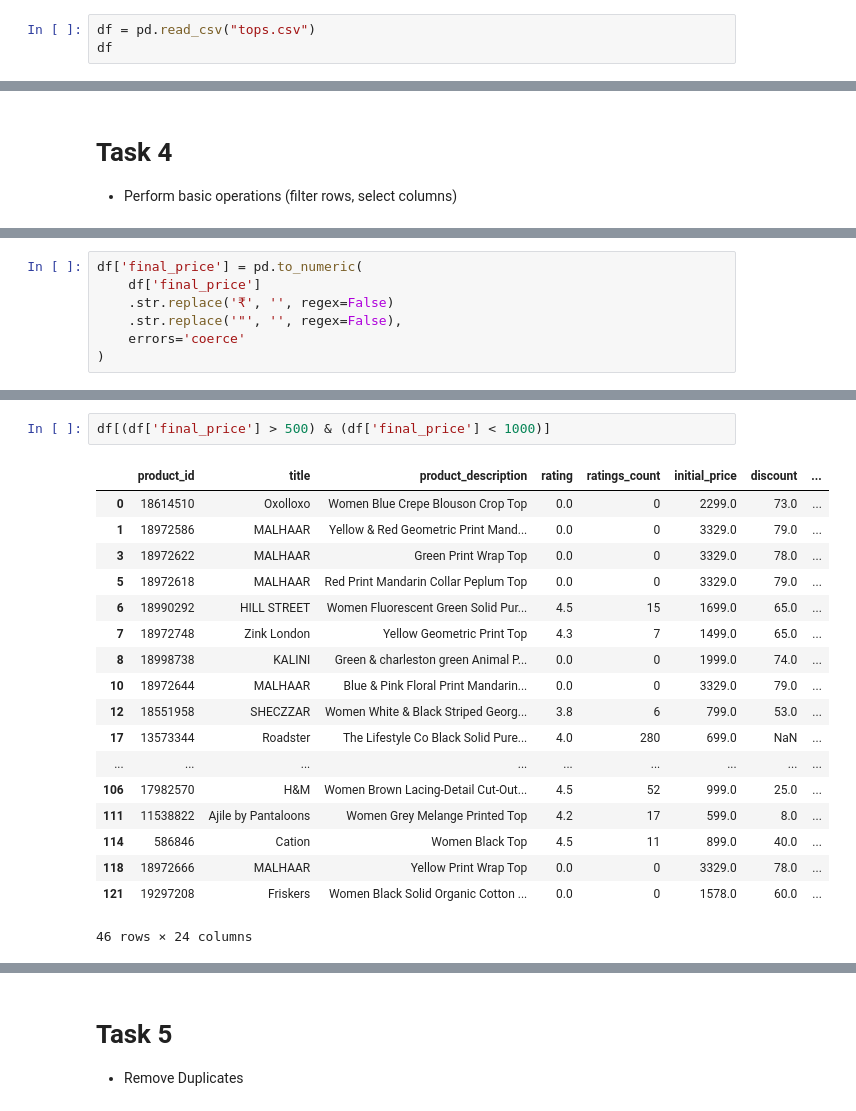
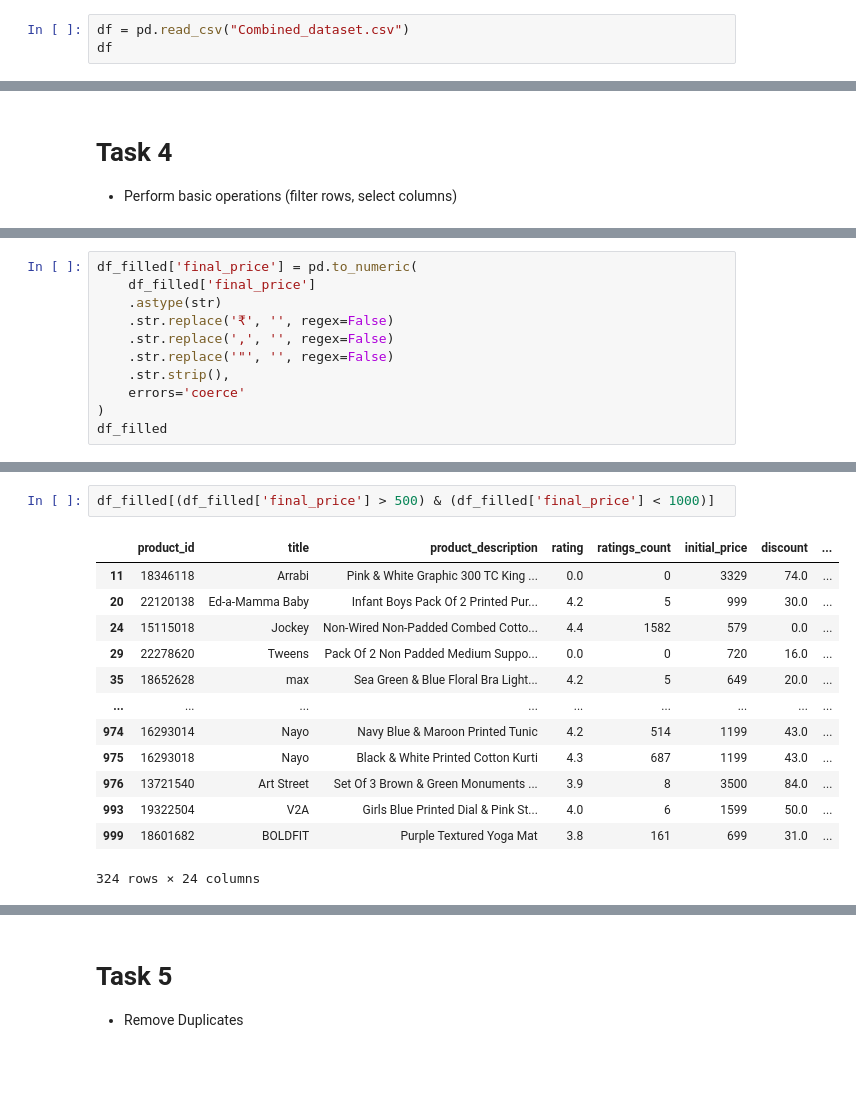
Before and after one commit to sachdevakinshu/Celebal-Assignments, a Jupyter notebook: Week 1 Assignment/Assignment1.ipynb, the cells around one changed output, grey strips where cells are left out. Drawn from its saved outputs; the diff is of its cells as text; blank space fills up the shorter version.

Commit message:
Changed Dataset and improved code

```diff
--- a/Week 1 Assignment/Assignment1.ipynb
+++ b/Week 1 Assignment/Assignment1.ipynb
@@ -4,7 +4,7 @@ import pandas as pd
 # Task1
 * Load a CSV dataset into a Pandas DataFrame.
 # %%
-df = pd.read_csv("tops.csv")
+df = pd.read_csv("Combined_dataset.csv")
 df
 # %% [output]
 |  | product_id | title | product_description | rating | ratings_count | initial_price | discount | ... |
@@ -286,7 +300,11 @@ df
 # %%
-df['final_price'] = pd.to_numeric(
-    df['final_price']
+df_filled['final_price'] = pd.to_numeric(
+    df_filled['final_price']
+    .astype(str)
     .str.replace('₹', '', regex=False)
-    .str.replace('"', '', regex=False),
+    .str.replace(',', '', regex=False)
+    .str.replace('"', '', regex=False)
+    .str.strip(),
     errors='coerce'
 )
+df_filled
@@ -293,22 +345,17 @@ df['final_price'] = pd.to_numeric(
 # %%
-df[(df['final_price'] > 500) & (df['final_price'] < 1000)]
+df_filled[(df_filled['final_price'] > 500) & (df_filled['final_price'] < 1000)]
 # %% [output]
 |  | product_id | title | product_description | rating | ratings_count | initial_price | discount | ... |
-| 0 | 18614510 | Oxolloxo | Women Blue Crepe Blouson Crop Top | 0.0 | 0 | 2299.0 | 73.0 | ... |
-| 1 | 18972586 | MALHAAR | Yellow & Red Geometric Print Mand... | 0.0 | 0 | 3329.0 | 79.0 | ... |
-| 3 | 18972622 | MALHAAR | Green Print Wrap Top | 0.0 | 0 | 3329.0 | 78.0 | ... |
-| 5 | 18972618 | MALHAAR | Red Print Mandarin Collar Peplum Top | 0.0 | 0 | 3329.0 | 79.0 | ... |
-| 6 | 18990292 | HILL STREET | Women Fluorescent Green Solid Pur... | 4.5 | 15 | 1699.0 | 65.0 | ... |
-| 7 | 18972748 | Zink London | Yellow Geometric Print Top | 4.3 | 7 | 1499.0 | 65.0 | ... |
-| 8 | 18998738 | KALINI | Green & charleston green Animal P... | 0.0 | 0 | 1999.0 | 74.0 | ... |
-| 10 | 18972644 | MALHAAR | Blue & Pink Floral Print Mandarin... | 0.0 | 0 | 3329.0 | 79.0 | ... |
-| 12 | 18551958 | SHECZZAR | Women White & Black Striped Georg... | 3.8 | 6 | 799.0 | 53.0 | ... |
-| 17 | 13573344 | Roadster | The Lifestyle Co Black Solid Pure... | 4.0 | 280 | 699.0 | NaN | ... |
+| 11 | 18346118 | Arrabi | Pink & White Graphic 300 TC King ... | 0.0 | 0 | 3329 | 74.0 | ... |
+| 20 | 22120138 | Ed-a-Mamma Baby | Infant Boys Pack Of 2 Printed Pur... | 4.2 | 5 | 999 | 30.0 | ... |
+| 24 | 15115018 | Jockey | Non-Wired Non-Padded Combed Cotto... | 4.4 | 1582 | 579 | 0.0 | ... |
+| 29 | 22278620 | Tweens | Pack Of 2 Non Padded Medium Suppo... | 0.0 | 0 | 720 | 16.0 | ... |
+| 35 | 18652628 | max | Sea Green & Blue Floral Bra Light... | 4.2 | 5 | 649 | 20.0 | ... |
 | ... | ... | ... | ... | ... | ... | ... | ... | ... |
-| 106 | 17982570 | H&M | Women Brown Lacing-Detail Cut-Out... | 4.5 | 52 | 999.0 | 25.0 | ... |
-| 111 | 11538822 | Ajile by Pantaloons | Women Grey Melange Printed Top | 4.2 | 17 | 599.0 | 8.0 | ... |
-| 114 | 586846 | Cation | Women Black Top | 4.5 | 11 | 899.0 | 40.0 | ... |
-| 118 | 18972666 | MALHAAR | Yellow Print Wrap Top | 0.0 | 0 | 3329.0 | 78.0 | ... |
-| 121 | 19297208 | Friskers | Women Black Solid Organic Cotton ... | 0.0 | 0 | 1578.0 | 60.0 | ... |
+| 974 | 16293014 | Nayo | Navy Blue & Maroon Printed Tunic | 4.2 | 514 | 1199 | 43.0 | ... |
+| 975 | 16293018 | Nayo | Black & White Printed Cotton Kurti | 4.3 | 687 | 1199 | 43.0 | ... |
+| 976 | 13721540 | Art Street | Set Of 3 Brown & Green Monuments ... | 3.9 | 8 | 3500 | 84.0 | ... |
+| 993 | 19322504 | V2A | Girls Blue Printed Dial & Pink St... | 4.0 | 6 | 1599 | 50.0 | ... |
+| 999 | 18601682 | BOLDFIT | Purple Textured Yoga Mat | 3.8 | 161 | 699 | 31.0 | ... |
-46 rows × 24 columns
+324 rows × 24 columns
 # %%
```
Also changed, not shown: parts of 26 cells of this notebook, 2 other files.
